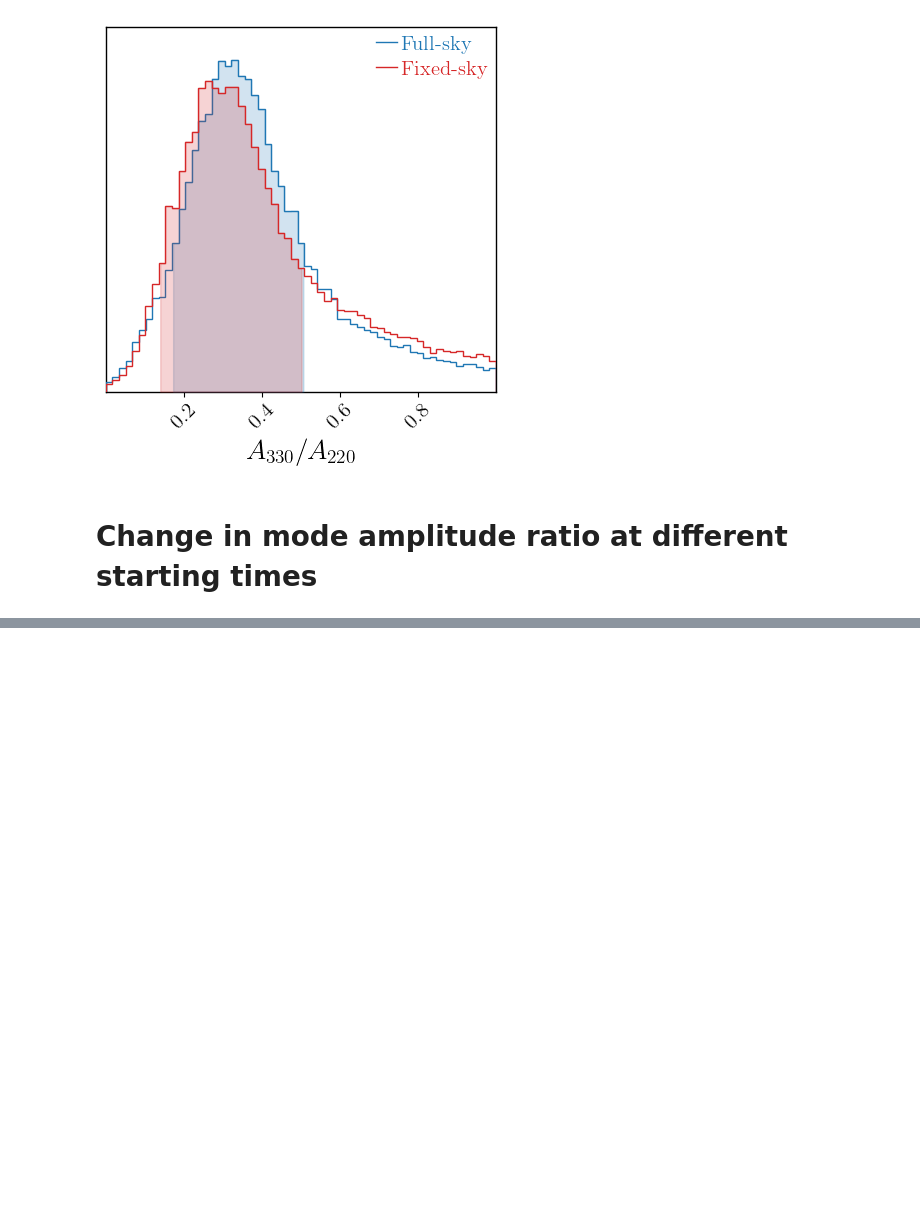
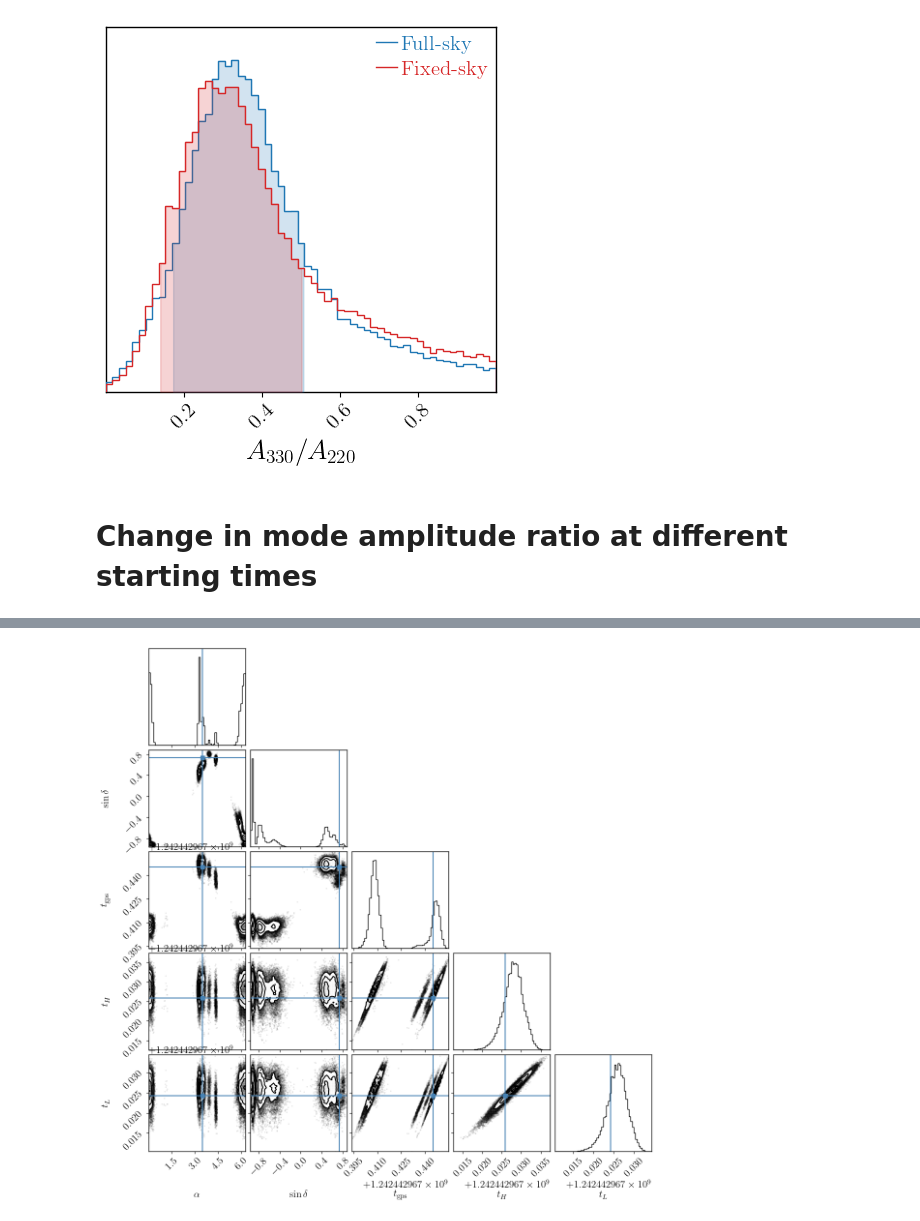
Before and after one commit to kallolD/skyRing, a Jupyter notebook: examples/GW190521.ipynb, the cells around one changed output, grey strips where cells are left out. Drawn from its saved outputs; the diff is of its cells as text; code cells hidden in the pictures; blank space fills up the shorter version.

```diff
--- a/examples/GW190521.ipynb
+++ b/examples/GW190521.ipynb
@@ -433,0 +480,28 @@ plt.show()
+# %%
+with h5py.File("./posterior_files/GW190521_posterior_samples.h5", "r") as f:
+    post_samples = f['NRSur7dq4']['posterior_samples'][:]
+
+
+ra_imr = post_samples['ra']
+sindec_imr = onp.sin(post_samples['dec'])
+tgps = post_samples['geocent_time']
+H1_t = post_samples['H1_time']
+L1_t = post_samples['L1_time']
+
+samples_ = onp.array([ra_imr, sindec_imr, tgps, H1_t, L1_t]).T
+# %%
+plt.rcParams.update({
+    "text.usetex": True,
+    "font.family": "serif",
+    "font.size": 15,
+    "axes.linewidth": 1
+})
+
+corner.corner(samples_,
+              bins=60,
+              labels=[r'$\alpha$', r'$\sin\delta$', r'$t_{\rm gps}$', r'$t_H$', r'$t_L$'],
+              truths=[3.5, 0.73, 1242442967.445, 1242442967.4318974 - 0.006, 1242442967.4302728 - 0.006],
+              labelpad=0.1)
+plt.show()
+# %% [output]
+[figure, added]
```
Also changed, not shown: parts of 5 cells of this notebook, 27 other files.
